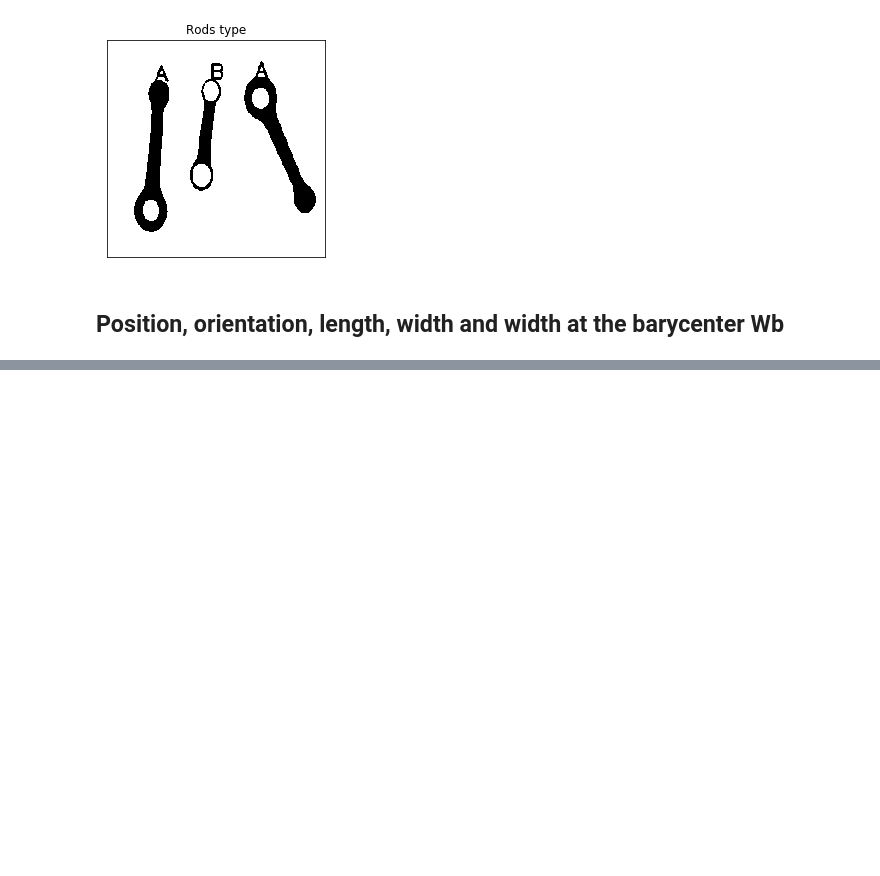
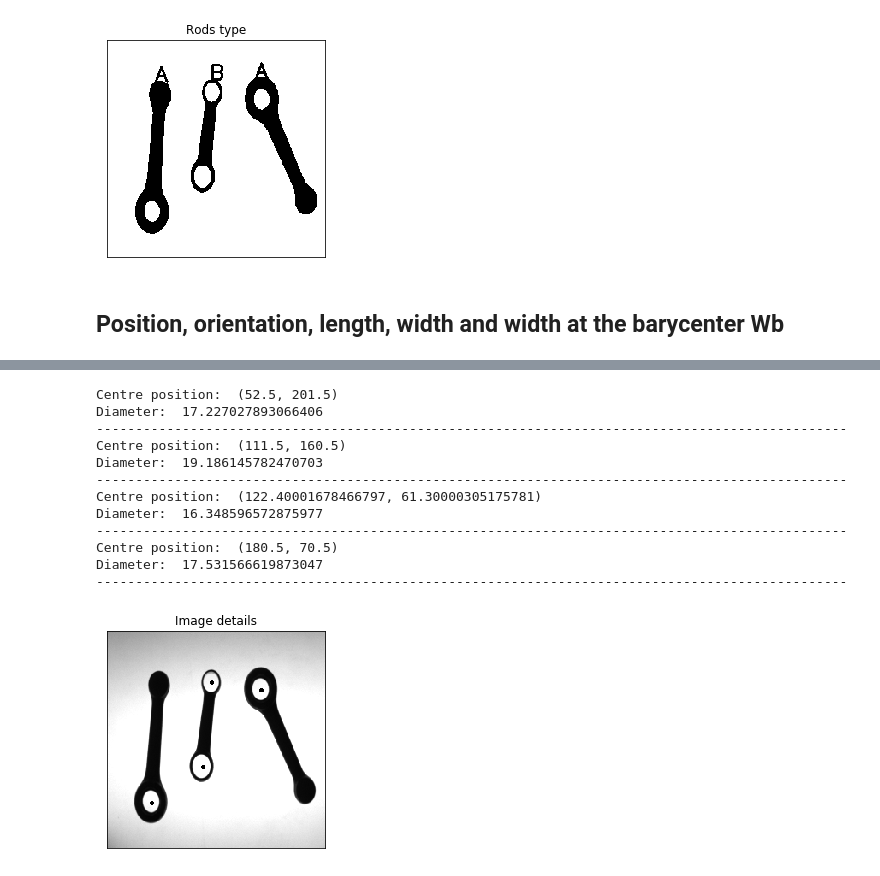
Before and after one commit to pptr3/connecting-rods, a Jupyter notebook: Connecting Rods.ipynb, the cells around one changed output, grey strips where cells are left out. Saved outputs shown, nothing was run; the diff lists cells and outputs as text; code cells hidden in the pictures; blank space fills up the shorter version.

```diff
--- a/Connecting Rods.ipynb
+++ b/Connecting Rods.ipynb
@@ -81,0 +102,31 @@ rect[1][1] < rect[1][0] ? rect[1][1] : rect[1][0]
+# %%
+for i in range(hierarchy.shape[1]):
+    if hierarchy[0, i][3] > 0:
+        rect = cv.minAreaRect(contours[i])
+        box = cv.boxPoints(rect)
+        box = np.int0(box)
+        #img = cv.drawContours(img,[box],0,(255, 0, 0), 2)
+        (x, y),(MA, ma),angle = cv.fitEllipse(contours[i])
+        print("Centre position: ", rect[0])
+        #print("Diameter: ", ma)
+        print("Diameter: ", MA)
+        print("------------------------------------------------------------------------------------------------")
+        # draw barycenter
+        img = cv.circle(img, center=(round(rect[0][0]), round(rect[0][1])), radius=1, color=(0, 255, 0) , thickness=2)
+        plt.imshow(img, cmap = 'gray')
+        plt.title('Image details'), plt.xticks([]), plt.yticks([])
+plt.show()
+# %% [output]
+Centre position:  (52.5, 201.5)
+Diameter:  17.227027893066406
+------------------------------------------------------------------------------------------------
+Centre position:  (111.5, 160.5)
+Diameter:  19.186145782470703
+------------------------------------------------------------------------------------------------
+Centre position:  (122.40001678466797, 61.30000305175781)
+Diameter:  16.348596572875977
+------------------------------------------------------------------------------------------------
+Centre position:  (180.5, 70.5)
+Diameter:  17.531566619873047
+------------------------------------------------------------------------------------------------
+[figure, added]
```
Also changed, not shown: parts of 7 cells of this notebook.
